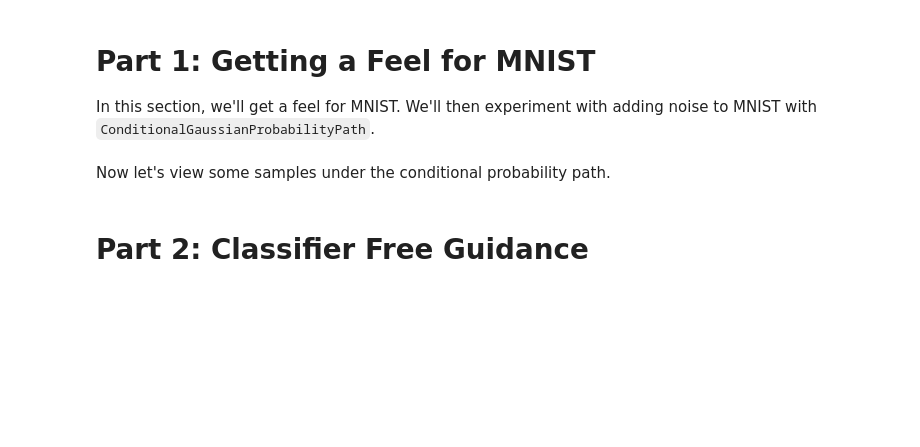
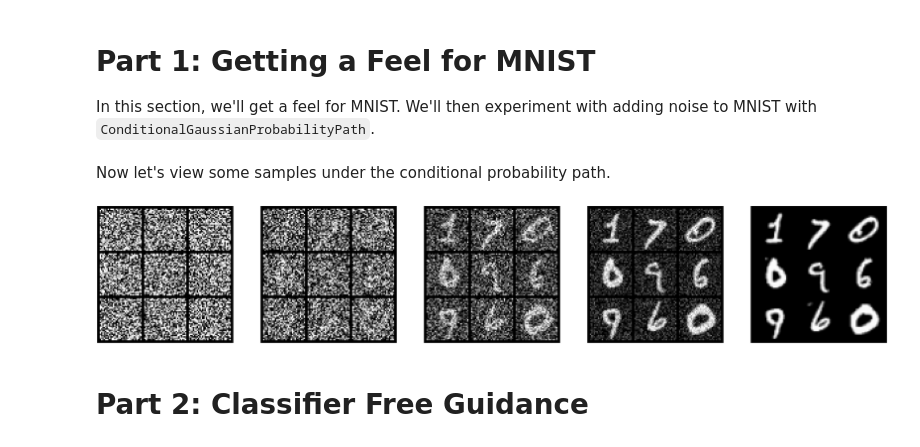
Before and after one commit to 4gatepylon/iap-diffusion-labs, a Jupyter notebook: labs/lab_three.ipynb, the cells around one changed output. Cells and saved outputs as stored; diff of their text form; code cells hidden in the pictures; blank space fills up the shorter version.

```diff
--- a/labs/lab_three.ipynb
+++ b/labs/lab_three.ipynb
@@ -176,15 +175,15 @@ class Alpha(ABC):
     def __init__(self):
         # Check alpha_t(0) = 0
         assert torch.allclose(
-            self(torch.zeros(1,1)), torch.zeros(1,1)
+            self.value(torch.zeros(1,1)), torch.zeros(1,1)
         )
         # Check alpha_1 = 1
         assert torch.allclose(
-            self(torch.ones(1,1)), torch.ones(1,1)
+            self.value(torch.ones(1,1)), torch.ones(1,1)
         )
 
     @abstractmethod
-    def __call__(self, t: Float[torch.Tensor, "ns 1 1 1"]) -> Float[torch.Tensor, "ns 1 1 1"]:
+    def value(self, t: Float[torch.Tensor, "ns 1 1 1"]) -> Float[torch.Tensor, "ns 1 1 1"]:
         """
         Evaluates alpha_t. Should satisfy: self(0.0) = 0.0, self(1.0) = 1.0.
         Args:
@@ -210,15 +209,15 @@ class Beta(ABC):
     def __init__(self):
         # Check beta_0 = 1
         assert torch.allclose(
-            self(torch.zeros(1,1)), torch.ones(1,1)
+            self.value(torch.zeros(1,1)), torch.ones(1,1)
         )
         # Check beta_1 = 0
         assert torch.allclose(
-            self(torch.ones(1,1)), torch.zeros(1,1)
+            self.value(torch.ones(1,1)), torch.zeros(1,1)
         )
 
     @abstractmethod
-    def __call__(self, t: torch.Tensor) -> torch.Tensor:
+    def value(self, t: torch.Tensor) -> torch.Tensor:
         """
         Evaluates alpha_t. Should satisfy: self(0.0) = 1.0, self(1.0) = 0.0.
         Args:
@@ -245,7 +244,7 @@ class LinearAlpha(Alpha):
     Implements alpha_t = t
     """
 
-    def __call__(self, t: torch.Tensor) -> torch.Tensor:
+    def value(self, t: torch.Tensor) -> torch.Tensor:
         """
         Args:
             - t: time (num_samples, 1, 1, 1)
@@ -268,13 +267,17 @@ class LinearBeta(Beta):
     """
     Implements beta_t = 1-t
     """
-    def __call__(self, t: torch.Tensor) -> torch.Tensor:
+    def value(self, t: torch.Tensor) -> torch.Tensor:
         """
         Args:
             - t: time (num_samples, 1)
         Returns:
             - beta_t (num_samples, 1)
         """
+        # print("\t\t", "linear beta called on one", (t == 0).any(), flush=True) # XXX
+        # print("SẞSSẞSẞSSẞSẞSSẞSẞSSẞSẞSSẞSẞSSẞSẞSSẞSẞSSẞSẞSSẞSẞSSẞSẞSSẞSẞSSẞSẞSSẞSẞSSẞSẞSSẞ")
+        # traceback.print_stack()
+        # print("SẞSSẞSẞSSẞSẞSSẞSẞSSẞSẞSSẞSẞSSẞSẞSSẞSẞSSẞSẞSSẞSẞSSẞSẞSSẞSẞSSẞSẞSSẞSẞSSẞ") # XXX
         return 1-t
 
     def dt(self, t: torch.Tensor) -> torch.Tensor:
@@ -305,6 +308,7 @@ class GaussianConditionalProbabilityPath(ConditionalProbabilityPath):
             - y: (num_samples, label_dim)
         """
         # return p_data.sample(num_samples) # Original instructor code: wrong
+        # print("!!!! calling sample conditioning variable", flush=True)
         return self.p_data.sample(num_samples) # Corrected code
 
     def sample_conditional_path(self, z: torch.Tensor, t: torch.Tensor) -> torch.Tensor:
@@ -316,7 +320,8 @@ class GaussianConditionalProbabilityPath(ConditionalProbabilityPath):
         Returns:
             - x: samples from p_t(x|z), (num_samples, c, h, w)
         """
-        return self.alpha(t) * z + self.beta(t) * torch.randn_like(z)
+        # print("\t", "sample conditional path called on t = one", (t == 1).any(), flush=True) # XXX
+        return self.alpha.value(t) * z + self.beta.value(t) * torch.randn_like(z)
 
     def conditional_vector_field(self, x: torch.Tensor, z: torch.Tensor, t: torch.Tensor) -> torch.Tensor:
         """
@@ -328,10 +333,17 @@ class GaussianConditionalProbabilityPath(ConditionalProbabilityPath):
         Returns:
             - conditional_vector_field: conditional vector field (num_samples, c, h, w)
         """
-        alpha_t = self.alpha(t) # (num_samples, 1, 1, 1)
-        beta_t = self.beta(t) # (num_samples, 1, 1, 1)
+        # print("\t", "conditional vector field called on t = one", (t == 1).any(), flush=True) # XXX
+        alpha_t = self.alpha.value(t) # (num_samples, 1, 1, 1)
+        # print("\t", "alpha_t is nan (debug)", alpha_t.isnan().any()) # XXX
+        beta_t = self.beta.value(t) # (num_samples, 1, 1, 1)
+        # print("\t", "beta_t is nan (debug)", beta_t.isnan().any()) # XXX
         dt_alpha_t = self.alpha.dt(t) # (num_samples, 1, 1, 1)
+        # print("\t", "dt_alpha_t is nan (debug)", dt_alpha_t.isnan().any()) # XXX
         dt_beta_t = self.beta.dt(t) # (num_samples, 1, 1, 1)
+        # print("\t", "beta_t is zero (debug)", (beta_t == 0).any(), flush=True) # XXX <------- !!!!!! here is where things are going wrong >:(
+        # print("\t", "dt_beta_t is nan (debug)", dt_beta_t.isnan().any()) # XXX
+        # print("\t", "t is zero (debug)", (t == 0).any()) # XXX
         # Apparently this documentation is not quite correct ^
         if alpha_t.dim() == 1:
             alpha_t = einops.rearrange(alpha_t, "b -> b 1 1 1")
@@ -357,6 +369,7 @@ class GaussianConditionalProbabilityPath(ConditionalProbabilityPath):
         Returns:
             - conditional_score: conditional score (num_samples, c, h, w)
         """
+        # print("\t", "conditional score called on t = one", (t == 1).any(), flush=True) # XXX
         alpha_t = self.alpha(t)
         beta_t = self.beta(t)
         return (z * alpha_t - x) / beta_t ** 2
@@ -569,6 +584,8 @@ class MNISTSampler(nn.Module, Sampleable):
         samples, labels = zip(*[self.dataset[i] for i in indices])
         samples = torch.stack(samples).to(self.dummy)
         labels = torch.tensor(labels, dtype=torch.int64).to(self.dummy.device)
+        assert samples.shape == (num_samples, 1, 32, 32)
+        assert labels.shape == (num_samples,)
         return samples, labels
 # %% [markdown]
 Now let's view some samples under the conditional probability path.
@@ -578,34 +595,36 @@ num_rows = 3
 num_cols = 3
 num_timesteps = 5
 
 # Initialize our sampler
 sampler = MNISTSampler().to(device)
 
 # Initialize probability path
 path = GaussianConditionalProbabilityPath(
     p_data = MNISTSampler(),
     p_simple_shape = [1, 32, 32],
     alpha = LinearAlpha(),
     beta = LinearBeta()
 ).to(device)
 
 # Sample
 num_samples = num_rows * num_cols
 z, _ = path.p_data.sample(num_samples)
 z = z.view(-1, 1, 32, 32)
 
 # Setup plot
 fig, axes = plt.subplots(1, num_timesteps, figsize=(6 * num_cols * num_timesteps, 6 * num_rows))
 
 # Sample from conditional probability paths and graph
-ts = torch.linspace(0, 1, num_timesteps).to(device)
+ts = torch.linspace(0.001, 0.999, num_timesteps).to(device) # DDDUUUUUDE U HAVE TO DIVIDE GBY ZEEEEERROOOO
 for tidx, t in enumerate(ts):
     tt = t.view(1,1,1,1).expand(num_samples, 1, 1, 1) # (num_samples, 1, 1, 1)
     xt = path.sample_conditional_path(z, tt) # (num_samples, 1, 32, 32)
     grid = make_grid(xt, nrow=num_cols, normalize=True, value_range=(-1,1))
     axes[tidx].imshow(grid.permute(1, 2, 0).cpu(), cmap="gray")
     axes[tidx].axis("off")
 plt.show()
+# %% [output]
+[figure, added]
 # %% [markdown]
 # Part 2: Classifier Free Guidance
 # %% [markdown]
```
Also changed, not shown: parts of 5 cells of this notebook.
